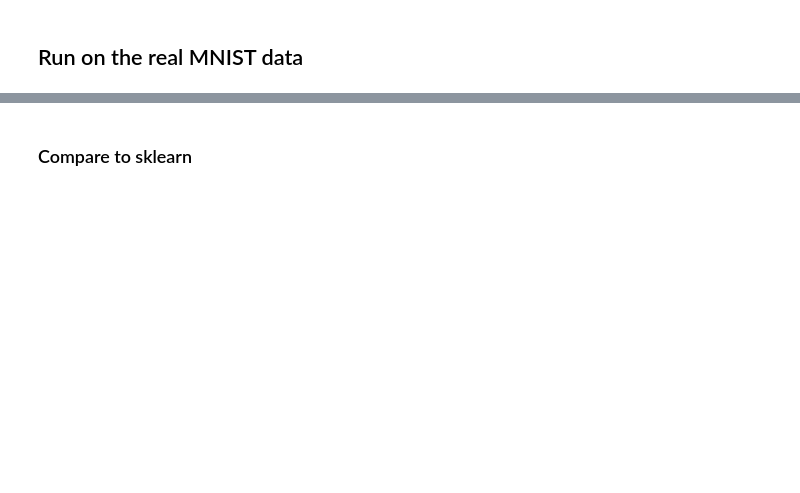
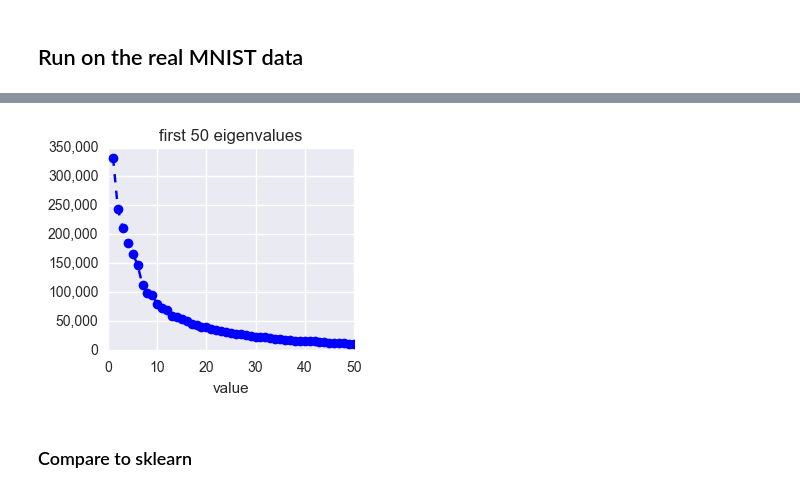
Before and after one commit to JanetMatsen/Machine_Learning_CSE_546, a Jupyter notebook: HW3/notebooks/Q-1-2_PCA.ipynb, the cells around one changed output, grey strips where cells are left out. Drawn from its saved outputs; the diff is of its cells as text; code cells hidden in the pictures; blank space fills up the shorter version.

```diff
--- a/HW3/notebooks/Q-1-2_PCA.ipynb
+++ b/HW3/notebooks/Q-1-2_PCA.ipynb
@@ -91 +210,17 @@ train.plot_fractional_reconstruction_error(start=0, stop=50, title ='abcd')
+# %%
+fig, ax = plt.subplots(1, 1, figsize=(3.5,3))
+ax.get_yaxis().set_major_formatter(
+    mpl.ticker.FuncFormatter(lambda x, p: format(int(x), ',')))
+plot_x = range(1, 51)
+plot_y = np.round(train.eigenvals.copy(),1)[0:50]
+#plot_data = pd.DataFrame({'eigenvalue':np.round(train.eigenvals.copy(),1)[0:50],
+#              'number': range(1,50+1)}).plot.scatter(x='number', y='eigenvalue')
+plt.plot(plot_x, plot_y, linestyle='--', marker='o', color='b')
+plt.title('first 50 eigenvalues')
+plt.xlabel('eigenvalue')
+plt.xlabel('value')
+plt.tight_layout()
+fig.savefig('../figures/Q-1-2-1_first_50_eigenvalues.pdf')
+# %% [output]
+[figure, added]
 # %%
```
Also changed, not shown: parts of 35 cells of this notebook, 2 other files.
